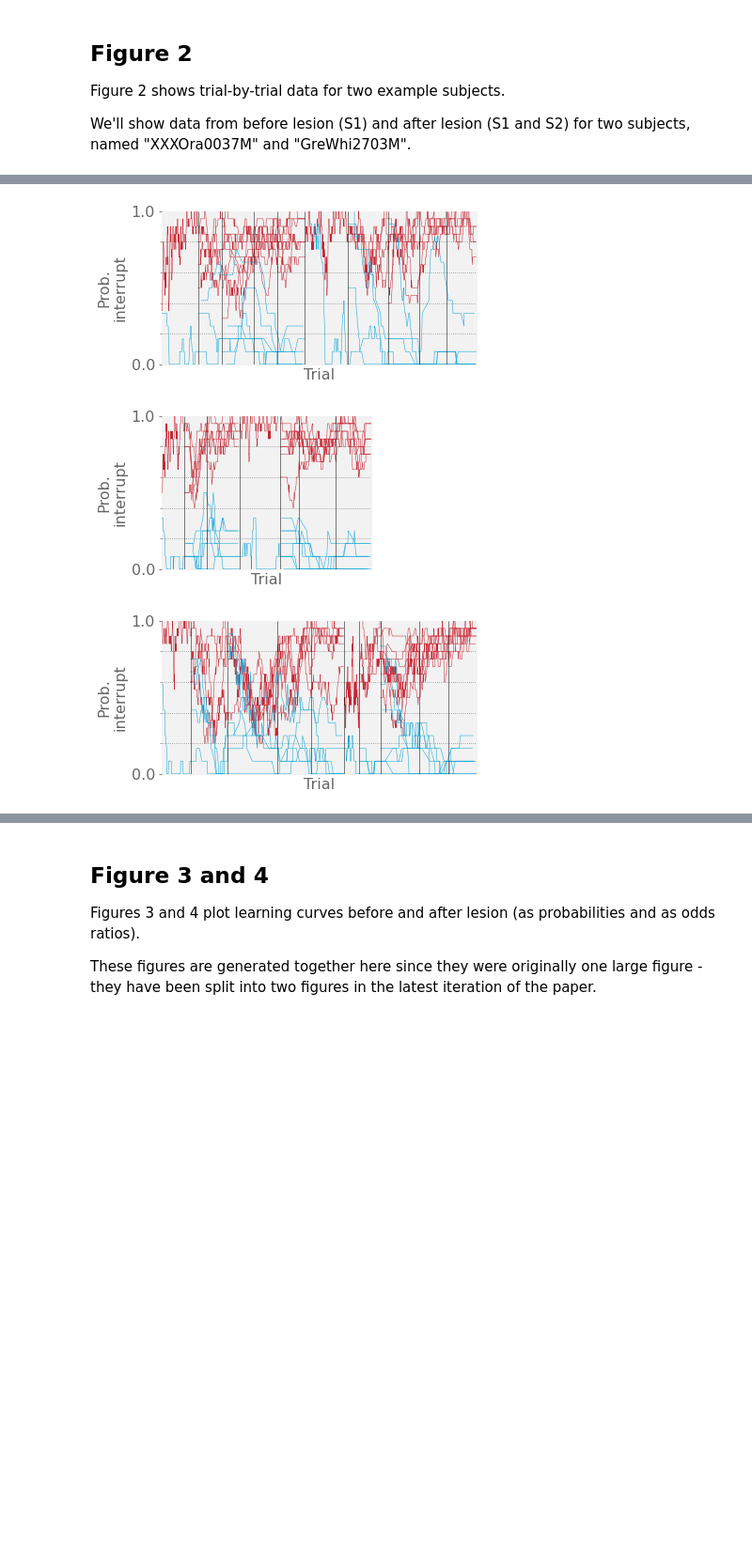
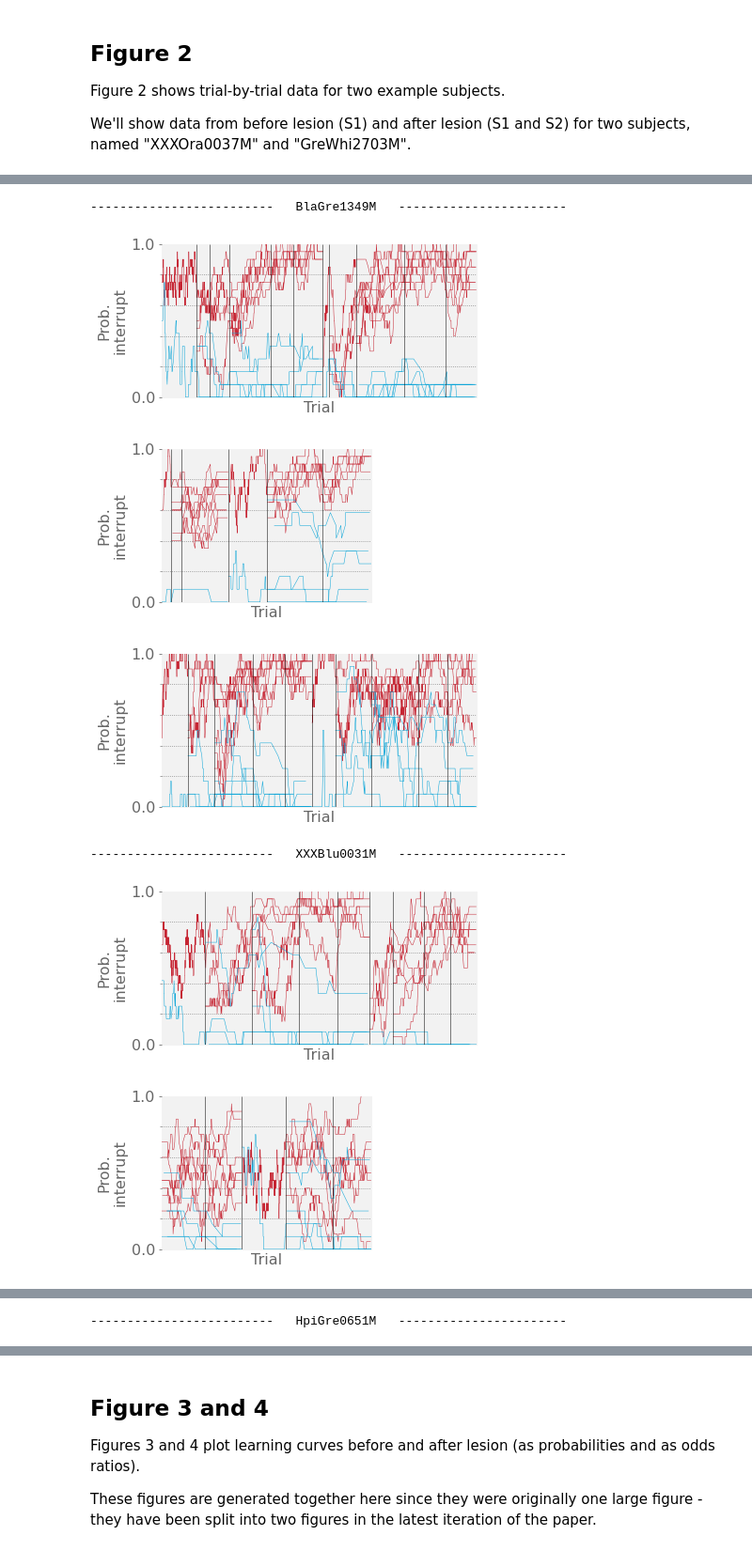
Before and after one commit to theunissenlab/zebra-finch-memory-lesions, a Jupyter notebook: paper_notebooks/1_Main_Analysis.ipynb, the cells around one changed output, grey strips where cells are left out. Shown at 94% size. Drawn from its saved outputs; the diff is of its cells as text; code cells hidden in the pictures; blank space fills up the shorter version.

```diff
--- a/paper_notebooks/1_Main_Analysis.ipynb
+++ b/paper_notebooks/1_Main_Analysis.ipynb
@@ -310,6 +301,15 @@ figure2("GraWhi4040F")
-# %%
-figure2("GreWhi2703M")
-# %% [output]
-[figure, removed]
-[figure, removed]
-[figure, removed]
+# %%
+ncmBirds = ['BlaGre1349M', 'XXXBlu0031M', 'HpiGre0651M', 'GreBla3404M', 'GreBlu5039F', 'WhiBlu5805F',
+            'RedHpi0710F', 'XXXOra0037F', 'XXXHpi0038M', 'GraWhi4040F']
+
+for bird in ncmBirds:
+    print('-------------------------  ', bird, '  -----------------------')
+    figure2(bird)
+# %% [output]
+-------------------------   BlaGre1349M   -----------------------
+[figure, added]
+[figure, added]
+[figure, added]
+-------------------------   XXXBlu0031M   -----------------------
+[figure, added]
+[figure, added]
@@ -315,0 +317 @@ figure2("GreWhi2703M")
+-------------------------   HpiGre0651M   -----------------------
```
Also changed, not shown: parts of 6 cells of this notebook, 14 other files.
